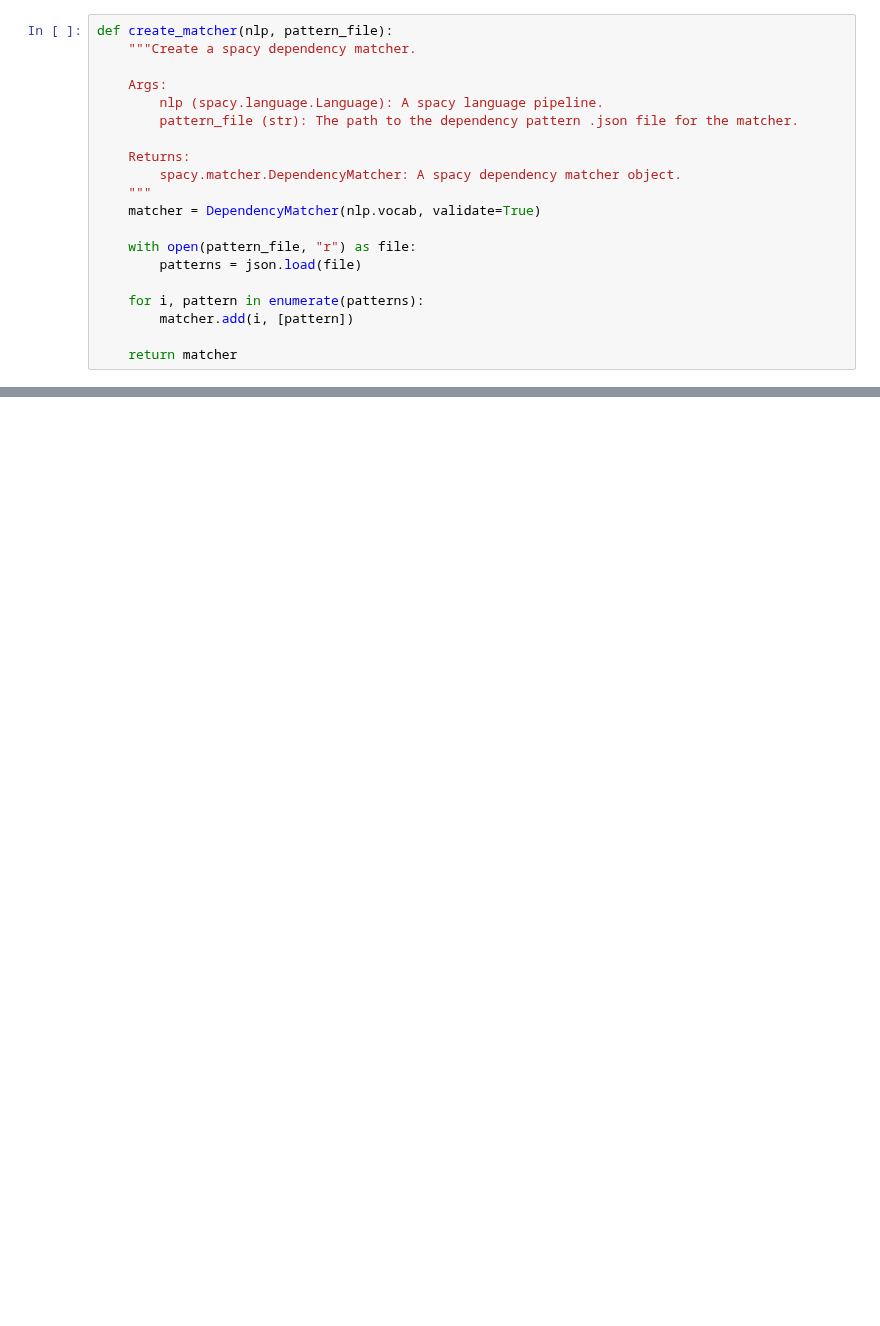
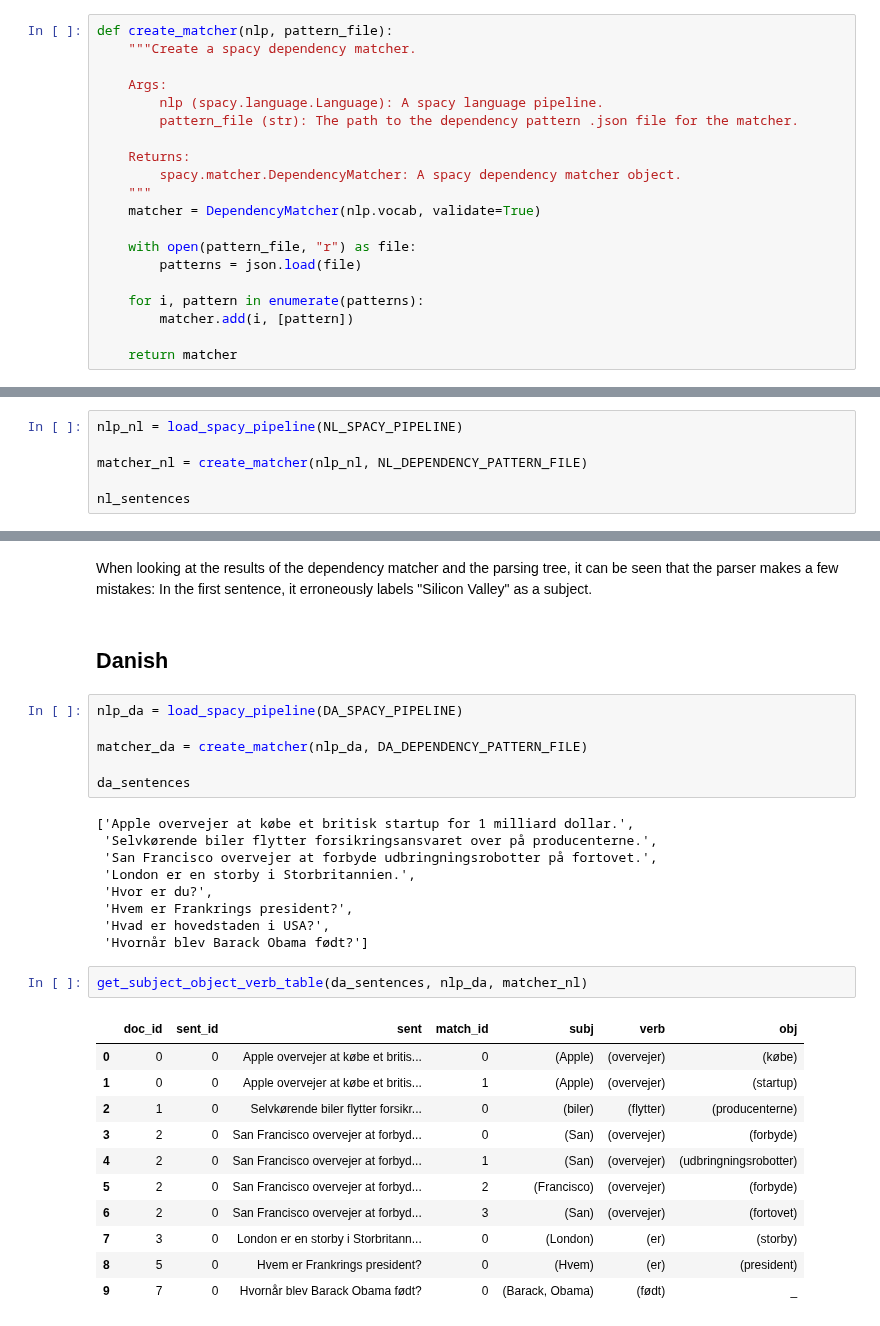
Before and after one commit to navigating-stories/notebooks, a Jupyter notebook: multilingual_dsg.ipynb, the cells around one changed output, grey strips where cells are left out. Drawn from its saved outputs; the diff is of its cells as text; blank space fills up the shorter version.

```diff
--- a/multilingual_dsg.ipynb
+++ b/multilingual_dsg.ipynb
@@ -340,0 +323,6 @@ AssertionError:
+# %%
+nlp_nl = load_spacy_pipeline(NL_SPACY_PIPELINE)
+
+matcher_nl = create_matcher(nlp_nl, NL_DEPENDENCY_PATTERN_FILE)
+
+nl_sentences
@@ -340,0 +386,33 @@ AssertionError:
+# %% [markdown]
+When looking at the results of the dependency matcher and the parsing tree, it can be seen that the parser makes a few mistakes: In the first sentence, it erroneously labels "Silicon Valley" as a subject.
+# %% [markdown]
+## Danish
+# %%
+nlp_da = load_spacy_pipeline(DA_SPACY_PIPELINE)
+
+matcher_da = create_matcher(nlp_da, DA_DEPENDENCY_PATTERN_FILE)
+
+da_sentences
+# %% [output]
+['Apple overvejer at købe et britisk startup for 1 milliard dollar.',
+ 'Selvkørende biler flytter forsikringsansvaret over på producenterne.',
+ 'San Francisco overvejer at forbyde udbringningsrobotter på fortovet.',
+ 'London er en storby i Storbritannien.',
+ 'Hvor er du?',
+ 'Hvem er Frankrings president?',
+ 'Hvad er hovedstaden i USA?',
+ 'Hvornår blev Barack Obama født?']
+# %%
+get_subject_object_verb_table(da_sentences, nlp_da, matcher_nl)
+# %% [output]
+|  | doc_id | sent_id | sent | match_id | subj | verb | obj |
+| 0 | 0 | 0 | Apple overvejer at købe et britis... | 0 | (Apple) | (overvejer) | (købe) |
+| 1 | 0 | 0 | Apple overvejer at købe et britis... | 1 | (Apple) | (overvejer) | (startup) |
+| 2 | 1 | 0 | Selvkørende biler flytter forsikr... | 0 | (biler) | (flytter) | (producenterne) |
+| 3 | 2 | 0 | San Francisco overvejer at forbyd... | 0 | (San) | (overvejer) | (forbyde) |
+| 4 | 2 | 0 | San Francisco overvejer at forbyd... | 1 | (San) | (overvejer) | (udbringningsrobotter) |
+| 5 | 2 | 0 | San Francisco overvejer at forbyd... | 2 | (Francisco) | (overvejer) | (forbyde) |
+| 6 | 2 | 0 | San Francisco overvejer at forbyd... | 3 | (San) | (overvejer) | (fortovet) |
+| 7 | 3 | 0 | London er en storby i Storbritann... | 0 | (London) | (er) | (storby) |
+| 8 | 5 | 0 | Hvem er Frankrings president? | 0 | (Hvem) | (er) | (president) |
+| 9 | 7 | 0 | Hvornår blev Barack Obama født? | 0 | (Barack, Obama) | (født) | _ |
```
Also changed, not shown: parts of 30 cells of this notebook, 4 other files.
